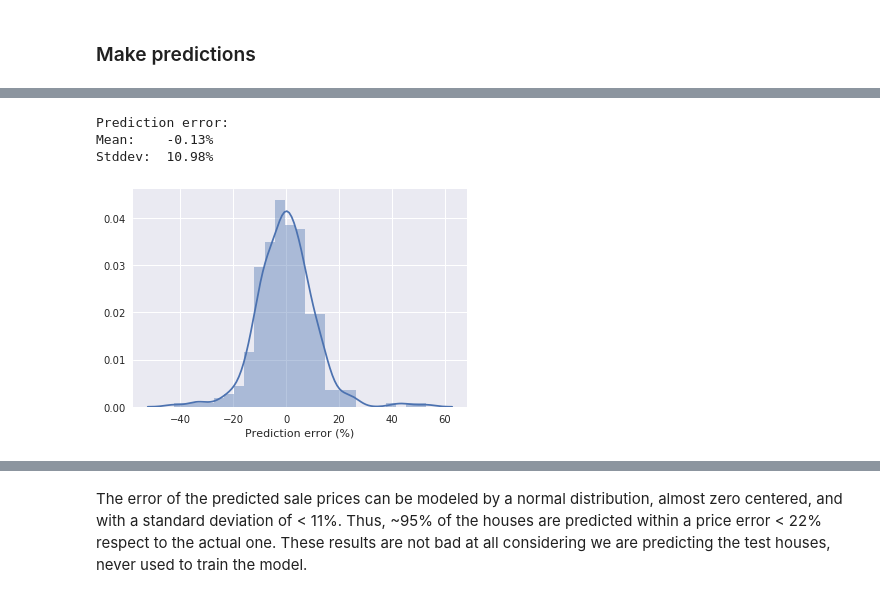
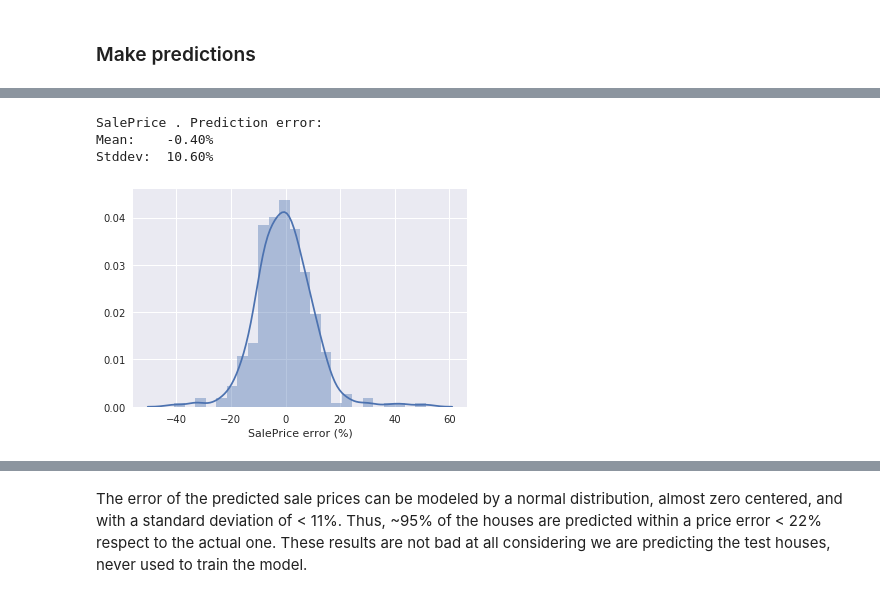
Before and after one commit to angelmtenor/data-science-keras, a Jupyter notebook: house_prices.ipynb, the cells around one changed output, grey strips where cells are left out. Drawn from its saved outputs; the diff is of its cells as text; code cells hidden in the pictures.

```diff
--- a/house_prices.ipynb
+++ b/house_prices.ipynb
@@ -245,14 +334,0 @@ print("\n Test loss: {:.4f}".format(score))
-# %%
-pred = model.predict(x_test, verbose=0)
-restore_pred = pred * scaled_target['SalePrice'][1] + scaled_target['SalePrice'][0]
-restore_pred = restore_pred.round()
-
-restore_y = y_test * scaled_target['SalePrice'][1] + scaled_target['SalePrice'][0]
-restore_y = restore_y.round()
-
-pred_df = pd.DataFrame({'SalePrice': np.squeeze(restore_y),
-                              'Predicted SalePrice': np.squeeze(restore_pred)})
-
-pred_df['Prediction error (%)'] = ((pred_df['Predicted SalePrice'] - pred_df['SalePrice']) * 100
-                                   /  pred_df['SalePrice']).round(1)
-pred_df.head(10)
@@ -271,13 +335,34 @@ pred_df.head(10)
-# %%
-pred_error = pred_df['Prediction error (%)']
-
-print("Prediction error:")
-print("Mean: \t {:.2f}%".format(pred_error.mean()))
-print("Stddev:  {:.2f}%".format(pred_error.std()))
-
-sns.distplot(pred_error);
-# %% [output]
-Prediction error:
-Mean:    -0.13%
-Stddev:  10.98%
-[figure, removed]
+# %%
+def predict_nn(model, x_test, target):
+    """ Return a dataframe with actual and predicted targets in original scale"""
+
+    for t in target:
+        pred = model.predict(x_test, verbose=0)
+        restore_pred = pred * scale[t][1] + scale[t][0]
+        restore_pred = restore_pred.round()
+
+        restore_y = y_test * scale[t][1] + scale[t][0]
+        restore_y = restore_y.round()
+
+        pred_label = 'Predicted_' + t
+        error_label = t + ' error (%)'
+
+        pred_df = pd.DataFrame({t: np.squeeze(restore_y),
+                                      pred_label : np.squeeze(restore_pred)})
+
+        pred_df[error_label] = ((pred_df[pred_label] - pred_df[t]) * 100
+                                           /  pred_df[t]).round(1)
+
+        print(t, ". Prediction error:")
+        print("Mean: \t {:.2f}%".format(pred_df[error_label].mean()))
+        print("Stddev:  {:.2f}%".format(pred_df[error_label].std()))
+        sns.distplot(pred_df[error_label]);
+
+    return pred_df
+
+pred_df = predict_nn(model, x_test, target)
+# %% [output]
+SalePrice . Prediction error:
+Mean:    -0.40%
+Stddev:  10.60%
+[figure, added]
```
Also changed, not shown: parts of 20 cells of this notebook, 4 other files.
